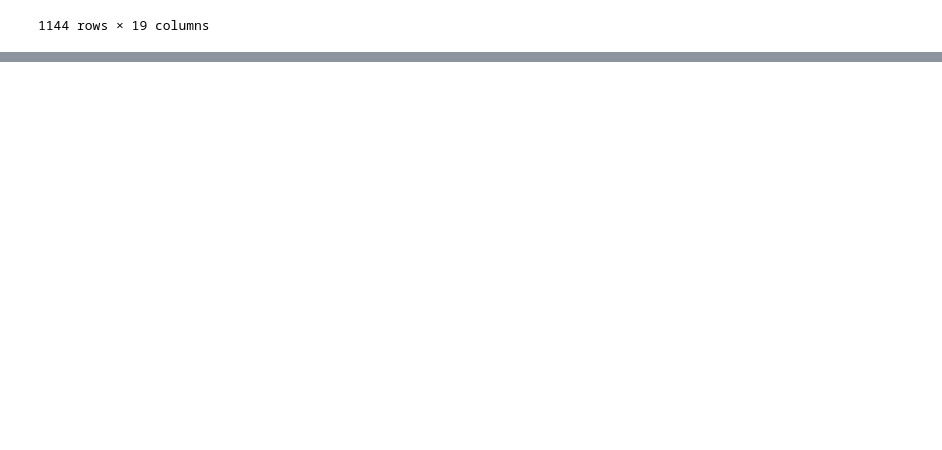
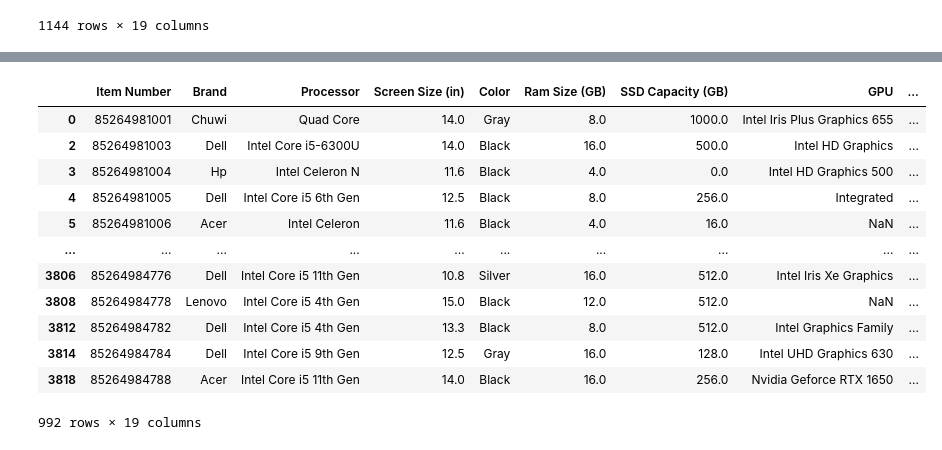
Before and after one commit to TomRush20/Data-Management, a Jupyter notebook: Ebay Data Analysis.ipynb, the cells around one changed output, grey strips where cells are left out. Saved outputs shown, nothing was run; the diff lists cells and outputs as text; code cells hidden in the pictures; blank space fills up the shorter version.

Commit message:
Storage Type half, OS, SSD, HDD, Processor Speed

```diff
--- a/Ebay Data Analysis.ipynb
+++ b/Ebay Data Analysis.ipynb
@@ -904,0 +1022,20 @@ array(['SSD', 'EMMC', nan, 'HDD', 'NOT INCLUDED', 'NA', 'M.2',
+# %%
+ebay_df['SSD Capacity'] = ebay_df['SSD Capacity'].str.upper()
+ebay_df['SSD Capacity'] = ebay_df['SSD Capacity'].str.replace(' ', '')
+ebay_df['SSD Capacity'] = ebay_df['SSD Capacity'].str.replace('GB', '')
+ebay_df['SSD Capacity'] = ebay_df['SSD Capacity'].str.replace('HDD', '')
+ebay_df['SSD Capacity'] = ebay_df['SSD Capacity'].str.replace('SSD', '')
+
+ebay_df['SSD Capacity'] = ebay_df['SSD Capacity'].fillna('0')
+
+ebay_df['SSD Capacity'] = ebay_df['SSD Capacity'].replace(to_replace=['1USED,1SUPPORTMAX1TBM.2EXTEND', 'UPTO1TB', 'UPTO1TBSSD', '1TB(NOTIN)', '1TB'], value='1000')
+ebay_df['SSD Capacity'] = ebay_df['SSD Capacity'].replace(to_replace=['UPTO2TB', '128,256,500,1TB,2TB', '1TB+1TB', '2TB'], value='2000')
+ebay_df['SSD Capacity'] = ebay_df['SSD Capacity'].replace(to_replace=['4TB'], value='4000')
+
+ebay_df['SSD Capacity'] = ebay_df['SSD Capacity'].replace(to_replace=['SEEOPTIONS', 'NONE', 'NOTAPPLICABLE', 'NO'], value='0')
+
+ebay_df['SSD Capacity'] = ebay_df['SSD Capacity'].astype(float)
+
+ebay_df.rename(columns={'SSD Capacity': 'SSD Capacity (GB)'}, inplace=True)
+
+ebay_df['SSD Capacity (GB)'].unique()
@@ -904,0 +1069,39 @@ array(['SSD', 'EMMC', nan, 'HDD', 'NOT INCLUDED', 'NA', 'M.2',
+# %%
+ebay_df['Hard Drive Capacity'] = ebay_df['Hard Drive Capacity'].str.upper()
+ebay_df['Hard Drive Capacity'] = ebay_df['Hard Drive Capacity'].str.replace(' ', '')
+ebay_df['Hard Drive Capacity'] = ebay_df['Hard Drive Capacity'].str.replace('GB', '')
+ebay_df['Hard Drive Capacity'] = ebay_df['Hard Drive Capacity'].str.replace('HDD', '')
+ebay_df['Hard Drive Capacity'] = ebay_df['Hard Drive Capacity'].str.replace('SSD', '')
+
+ebay_df['Hard Drive Capacity'] = ebay_df['Hard Drive Capacity'].fillna('0')
+
+ebay_df['Hard Drive Capacity'] = ebay_df['Hard Drive Capacity'].replace(to_replace=['1USED,1SUPPORTMAX1TBM.2EXTEND', 'UPTO1TB', '1TB'], value='1000')
+ebay_df['Hard Drive Capacity'] = ebay_df['Hard Drive Capacity'].replace(to_replace=['UPTO2TB', '128,256,500,1TB,2TB', '2TB', '2TBM.2NVME', '2565121TB2TB'], value='2000')
+ebay_df['Hard Drive Capacity'] = ebay_df['Hard Drive Capacity'].replace(to_replace=['4TB'], value='4000')
+ebay_df['Hard Drive Capacity'] = ebay_df['Hard Drive Capacity'].replace(to_replace=['NO', 'NOTAPPLICABLE', 'ON', '', 'NON', 'N/A', 'NOTAPP', 'SEE', 'ONLY'], value='0')
+
+ebay_df['Hard Drive Capacity'] = ebay_df['Hard Drive Capacity'].str.rstrip('EMMC')
+ebay_df['Hard Drive Capacity'] = ebay_df['Hard Drive Capacity'].str.rstrip('SOLIDSTATEHYBRIDDRIVE')
+
+
+ebay_df['Hard Drive Capacity'].unique()
+
+ebay_df['Hard Drive Capacity'] = ebay_df['Hard Drive Capacity'].astype(float)
+
+ebay_df.rename(columns={'Hard Drive Capacity': 'Hard Drive Capacity (GB)'}, inplace=True)
+# %%
+ebay_df
+# %% [output]
+|  | Item Number | Brand | Processor | Screen Size (in) | Color | Ram Size (GB) | SSD Capacity (GB) | GPU | ... |
+| 0 | 85264981001 | Chuwi | Quad Core | 14.0 | Gray | 8.0 | 1000.0 | Intel Iris Plus Graphics 655 | ... |
+| 2 | 85264981003 | Dell | Intel Core i5-6300U | 14.0 | Black | 16.0 | 500.0 | Intel HD Graphics | ... |
+| 3 | 85264981004 | Hp | Intel Celeron N | 11.6 | Black | 4.0 | 0.0 | Intel HD Graphics 500 | ... |
+| 4 | 85264981005 | Dell | Intel Core i5 6th Gen | 12.5 | Black | 8.0 | 256.0 | Integrated | ... |
+| 5 | 85264981006 | Acer | Intel Celeron | 11.6 | Black | 4.0 | 16.0 | NaN | ... |
+| ... | ... | ... | ... | ... | ... | ... | ... | ... | ... |
+| 3806 | 85264984776 | Dell | Intel Core i5 11th Gen | 10.8 | Silver | 16.0 | 512.0 | Intel Iris Xe Graphics | ... |
+| 3808 | 85264984778 | Lenovo | Intel Core i5 4th Gen | 15.0 | Black | 12.0 | 512.0 | NaN | ... |
+| 3812 | 85264984782 | Dell | Intel Core i5 4th Gen | 13.3 | Black | 8.0 | 512.0 | Intel Graphics Family | ... |
+| 3814 | 85264984784 | Dell | Intel Core i5 9th Gen | 12.5 | Gray | 16.0 | 128.0 | Intel UHD Graphics 630 | ... |
+| 3818 | 85264984788 | Acer | Intel Core i5 11th Gen | 14.0 | Black | 16.0 | 256.0 | Nvidia Geforce RTX 1650 | ... |
+992 rows × 19 columns
```
Also changed, not shown: parts of 13 cells of this notebook.
